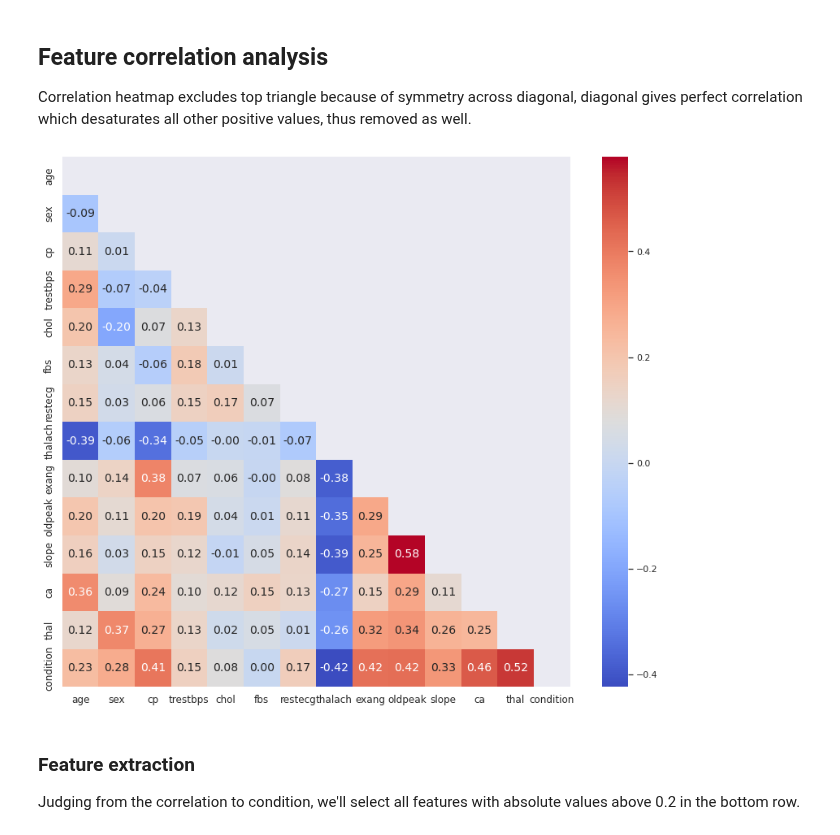
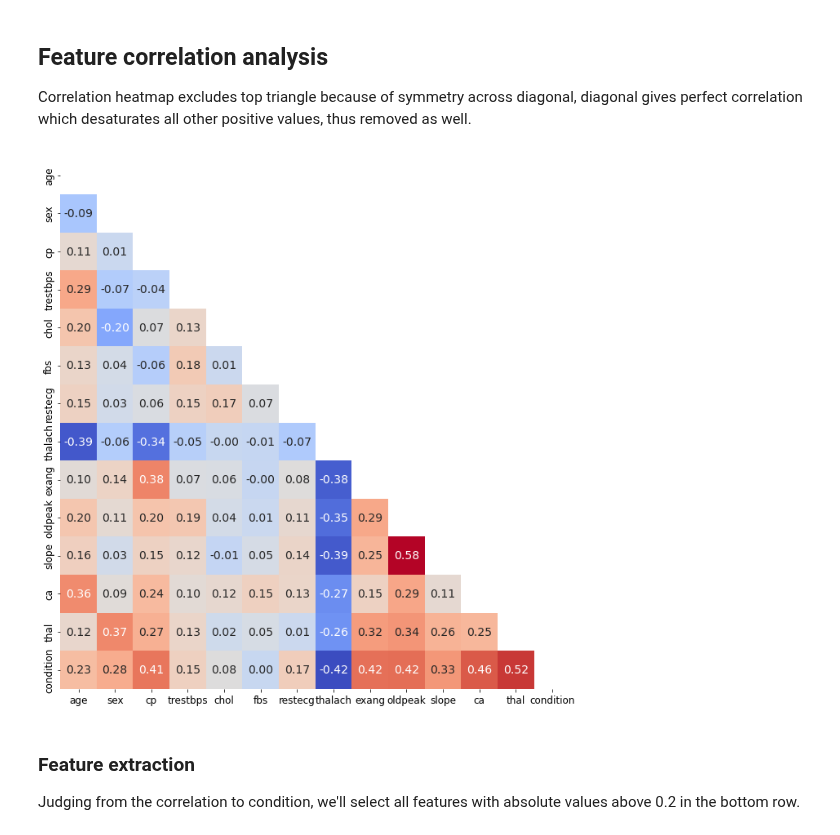
Before and after one commit to lassetotl/fys-stk, a Jupyter notebook: project 3/Dataprep_A.ipynb, the cells around one changed output. Drawn from its saved outputs; the diff is of its cells as text; code cells hidden in the pictures.

```diff
--- a/project 3/Dataprep_A.ipynb
+++ b/project 3/Dataprep_A.ipynb
@@ -82,14 +82,15 @@ Correlation heatmap excludes top triangle because of symmetry across diagonal, d
 # %%
 #Compute pairwise correlation of columns, excluding NA/null values.
 correlation = dataframe.corr(method='pearson')
 
 mask = np.triu(correlation) #diagonal + upper triangle redundant
-plt.figure(figsize=(14,12))
+fig=plt.figure(figsize=(14,12))
 sns.heatmap(correlation, mask=mask, cmap='coolwarm', annot=True, annot_kws={'size':14}, fmt='.2f')
-plt.xticks(fontsize=12); plt.yticks(fontsize=12)#; plt.savefig('Corr_Heatmap')
+plt.xticks(fontsize=12); plt.yticks(fontsize=12)
+fig.get_axes()[1].remove()#; plt.savefig('Corr_Heatmap')
 plt.show()
 # %% [output]
-[figure, old version]
+[figure, new version]
 # %% [markdown]
 ### Feature extraction
 
```
Also changed, not shown: parts of 3 cells of this notebook, 1 other file.
